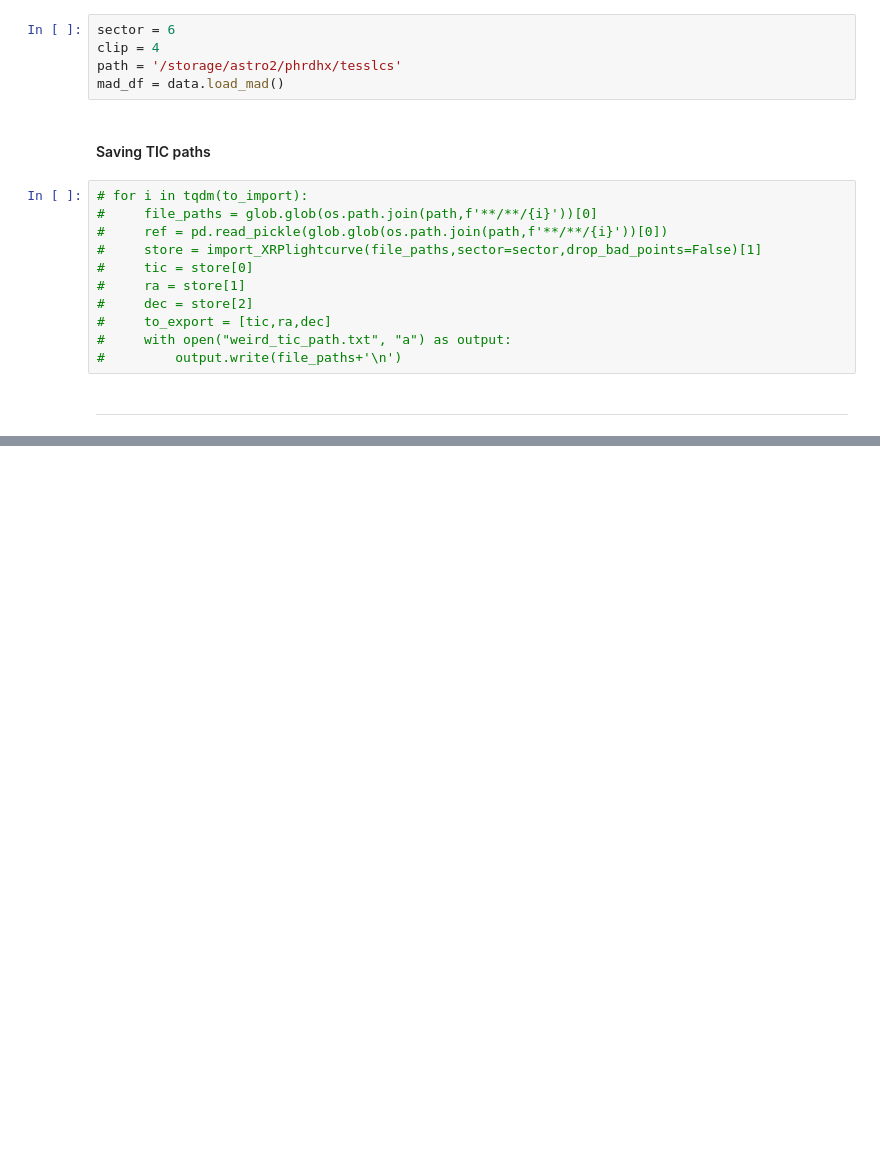
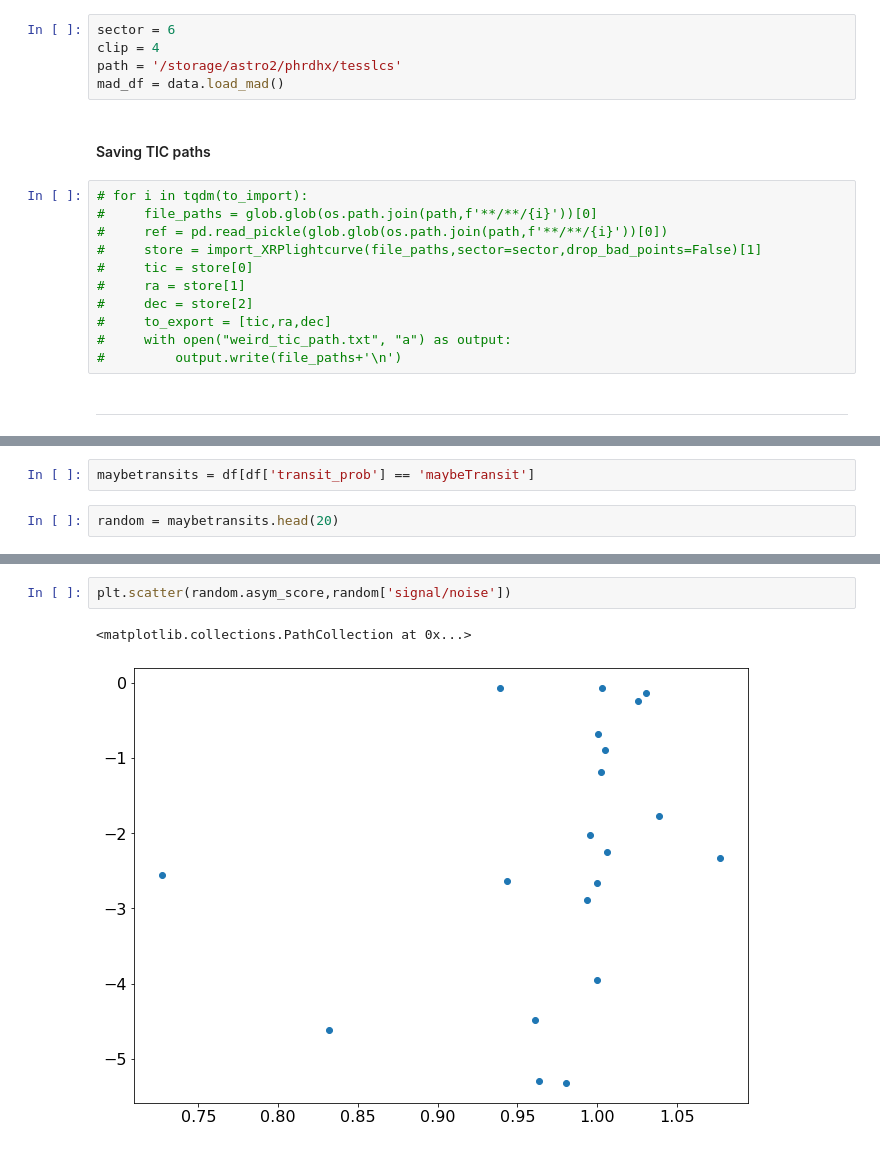
Before and after one commit to azibn/automated_exocomet_hunt, a Jupyter notebook: notebooks/output_analysis.ipynb, the cells around one changed output, grey strips where cells are left out. Saved outputs shown, nothing was run; the diff lists cells and outputs as text; blank space fills up the shorter version.

```diff
--- a/notebooks/output_analysis.ipynb
+++ b/notebooks/output_analysis.ipynb
@@ -163,0 +169,4 @@ for i in to_import:
+# %%
+maybetransits = df[df['transit_prob'] == 'maybeTransit']
+# %%
+random = maybetransits.head(20)
@@ -163,0 +185,5 @@ for i in to_import:
+# %%
+plt.scatter(random.asym_score,random['signal/noise'])
+# %% [output]
+<matplotlib.collections.PathCollection at 0x...>
+[figure, added]
```
Also changed, not shown: parts of 11 cells of this notebook, 7 other files.
